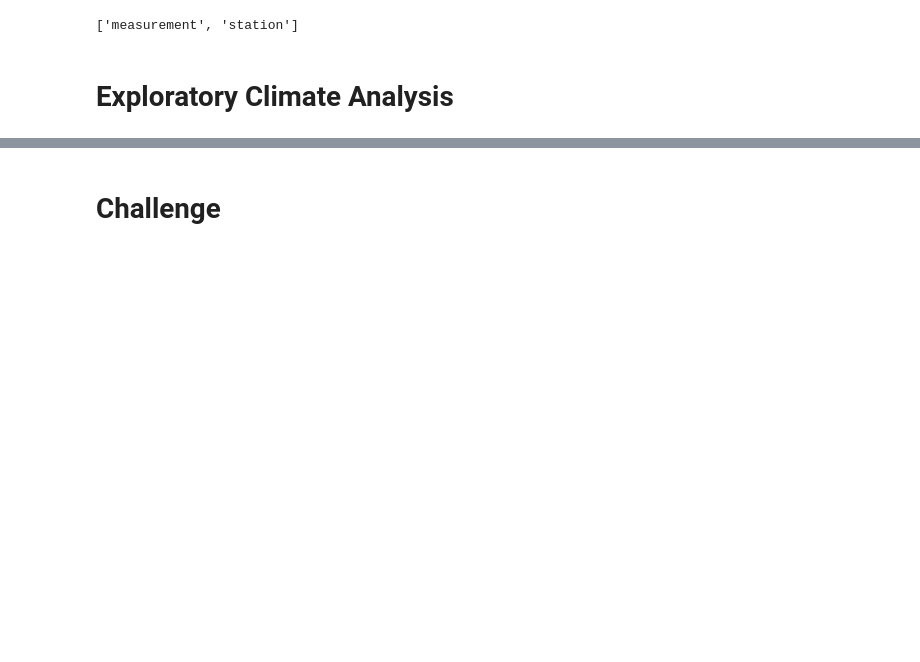
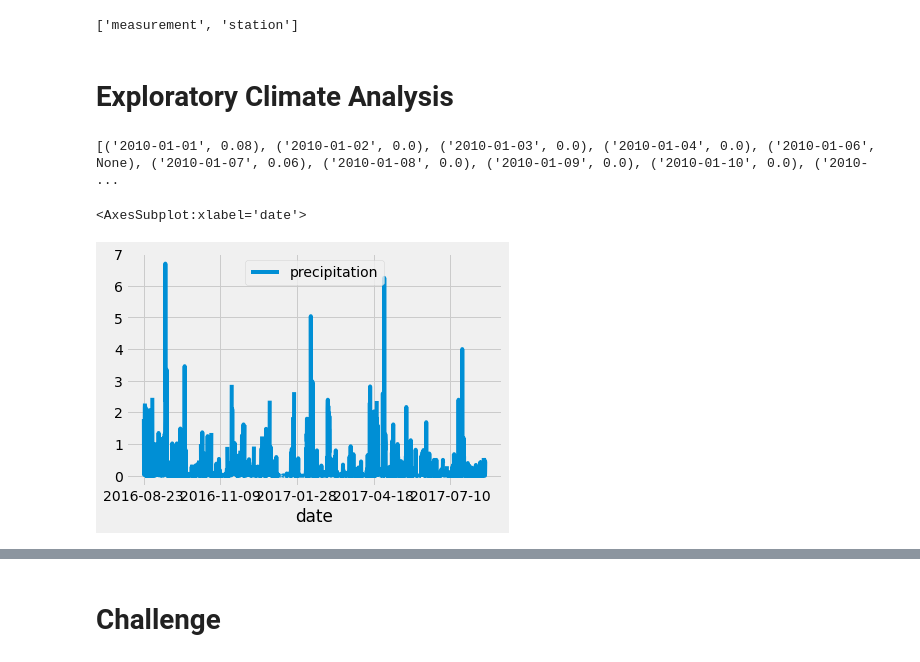
Before and after one commit to TannerOrmanoski/surfs_up, a Jupyter notebook: climate_analysis.ipynb, the cells around one changed output, grey strips where cells are left out. Cells and saved outputs as stored; diff of their text form; code cells hidden in the pictures; blank space fills up the shorter version.

```diff
--- a/climate_analysis.ipynb
+++ b/climate_analysis.ipynb
@@ -41,15 +41,42 @@ session = Session(engine)
 # %%
 # Design a query to retrieve the last 12 months of precipitation data and plot the results.
 #Starting from the last data point in the database.
+prev_year = dt.date(2017, 8, 23)
 
 # Calculate the date one year from the last date in data set.
+prev_year = dt.date(2017, 8, 23) - dt.timedelta(days=365)
 
 # Perform a query to retrieve the data and precipitation scores
+results = []
+results = session.query(Measurement.date, Measurement.prcp)
+print(results.all())
+
+# Filter out all the data that is older than a year.
+results = session.query(Measurement.date, Measurement.prcp).filter(Measurement.date >= prev_year)
+
+# Extract results and add to a list.
+results = session.query(Measurement.date, Measurement.prcp).filter(Measurement.date >= prev_year).all()
+
 
 # Save the query results as a Pandas DataFrame and set the index to the date column
+df = pd.DataFrame(results, columns=['date','precipitation'])
+
+# Make the index the date instead of the column number.
+# inplace = True means we do not want to create a new dataframe with the modified specifications.
+df.set_index(df['date'], inplace=True)
+
+# Remove index, so there are not two date columns
+print(df.to_string(index=False))
 
 # Sort the dataframe by date
+df = df.sort_index()
+print(df.to_string(index=False))
 
 # Use Pandas Plotting with Matplotlib to plot the data
+df.plot()
+# %% [output]
+[('2010-01-01', 0.08), ('2010-01-02', 0.0), ('2010-01-03', 0.0), ('2010-01-04', 0.0), ('2010-01-06', None), ('2010-01-07', 0.06), ('2010-01-08', 0.0), ('2010-01-09', 0.0), ('2010-01-10', 0.0), ('2010- ...
+<AxesSubplot:xlabel='date'>
+[figure, added]
 # %%
 # Use Pandas to calcualte the summary statistics for the precipitation data
```
Also changed, not shown: parts of 5 cells of this notebook.
